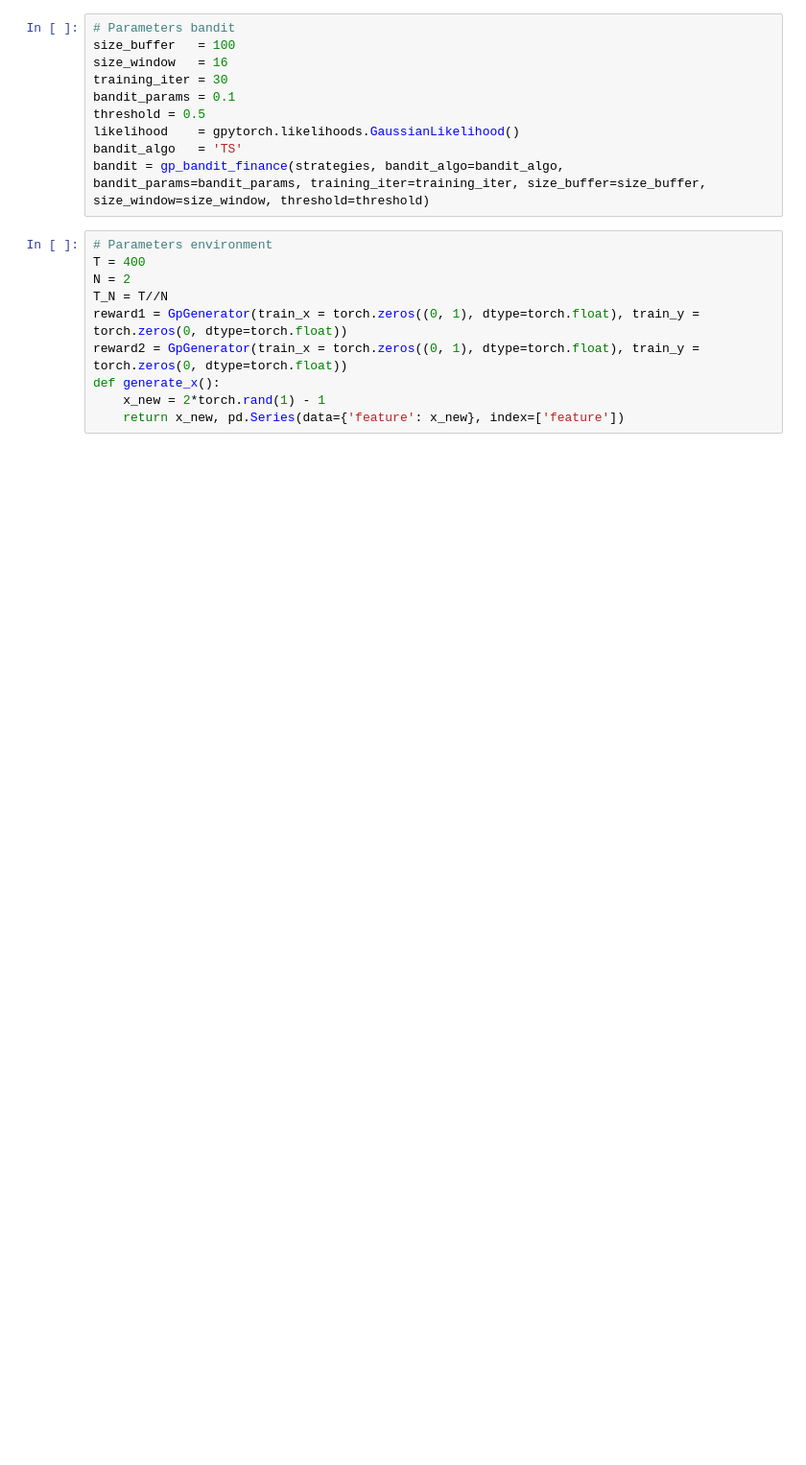
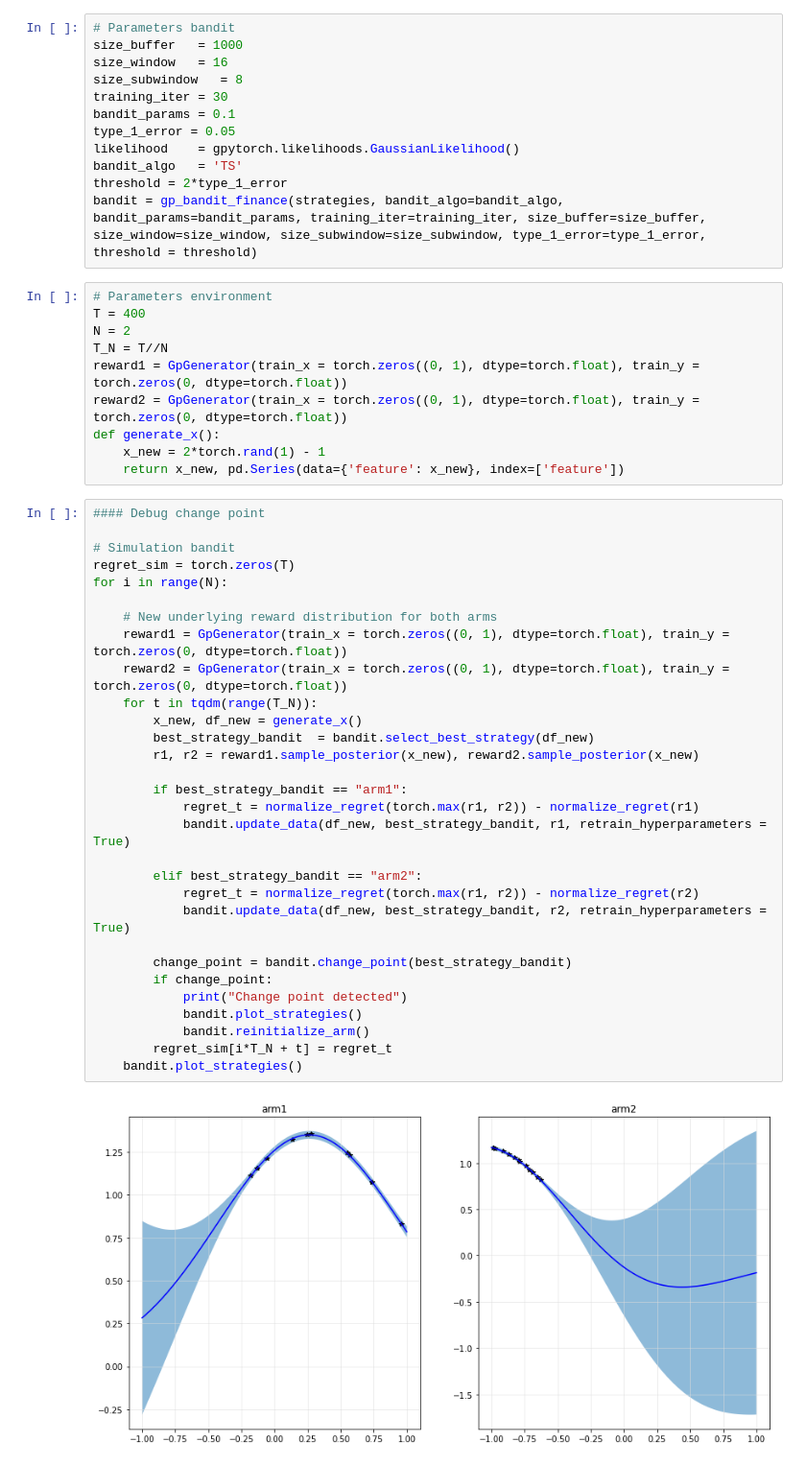
Before and after one commit to FDR0903/gpbandits_for_algotrading, a Jupyter notebook: nb_bandits/Experiments Synthetic.ipynb, the cells around one changed output. Shown at 96% size. Drawn from its saved outputs; the diff is of its cells as text; blank space fills up the shorter version.

Commit message:
First implementation, removed constant mean gp for zero mean (can add later), needs testing

```diff
--- a/nb_bandits/Experiments Synthetic.ipynb
+++ b/nb_bandits/Experiments Synthetic.ipynb
@@ -66,14 +55,16 @@ torch.manual_seed(seed)
 <torch._C.Generator at 0x...>
 # %%
 # Parameters bandit
-size_buffer   = 100
+size_buffer   = 1000
 size_window   = 16
+size_subwindow   = 8
 training_iter = 30
 bandit_params = 0.1
-threshold = 0.5
+type_1_error = 0.05
 likelihood    = gpytorch.likelihoods.GaussianLikelihood()
 bandit_algo   = 'TS'
-bandit = gp_bandit_finance(strategies, bandit_algo=bandit_algo, bandit_params=bandit_params, training_iter=training_iter, size_buffer=size_buffer, size_window=size_window, threshold=threshold)
+threshold = 2*type_1_error
+bandit = gp_bandit_finance(strategies, bandit_algo=bandit_algo, bandit_params=bandit_params, training_iter=training_iter, size_buffer=size_buffer, size_window=size_window, size_subwindow=size_subwindow, type_1_error=type_1_error, threshold = threshold)
 # %%
 # Parameters environment
 T = 400
@@ -84,3 +75,35 @@ reward2 = GpGenerator(train_x = torch.zeros((0, 1), dtype=torch.float), train_y
 def generate_x():
     x_new = 2*torch.rand(1) - 1
     return x_new, pd.Series(data={'feature': x_new}, index=['feature'])
+# %%
+#### Debug change point
+
+# Simulation bandit
+regret_sim = torch.zeros(T)
+for i in range(N):
+
+    # New underlying reward distribution for both arms
+    reward1 = GpGenerator(train_x = torch.zeros((0, 1), dtype=torch.float), train_y = torch.zeros(0, dtype=torch.float))
+    reward2 = GpGenerator(train_x = torch.zeros((0, 1), dtype=torch.float), train_y = torch.zeros(0, dtype=torch.float))
+    for t in tqdm(range(T_N)):
+        x_new, df_new = generate_x()
+        best_strategy_bandit  = bandit.select_best_strategy(df_new)
+        r1, r2 = reward1.sample_posterior(x_new), reward2.sample_posterior(x_new)
+
+        if best_strategy_bandit == "arm1":
+            regret_t = normalize_regret(torch.max(r1, r2)) - normalize_regret(r1)
+            bandit.update_data(df_new, best_strategy_bandit, r1, retrain_hyperparameters = True)
+
+        elif best_strategy_bandit == "arm2":
+            regret_t = normalize_regret(torch.max(r1, r2)) - normalize_regret(r2)
+            bandit.update_data(df_new, best_strategy_bandit, r2, retrain_hyperparameters = True)
+
+        change_point = bandit.change_point(best_strategy_bandit)
+        if change_point:
+            print("Change point detected")
+            bandit.plot_strategies()
+            bandit.reinitialize_arm()
+        regret_sim[i*T_N + t] = regret_t
+    bandit.plot_strategies()
+# %% [output]
+[figure, added]
```
Also changed, not shown: parts of 13 cells of this notebook, 36 other files.
